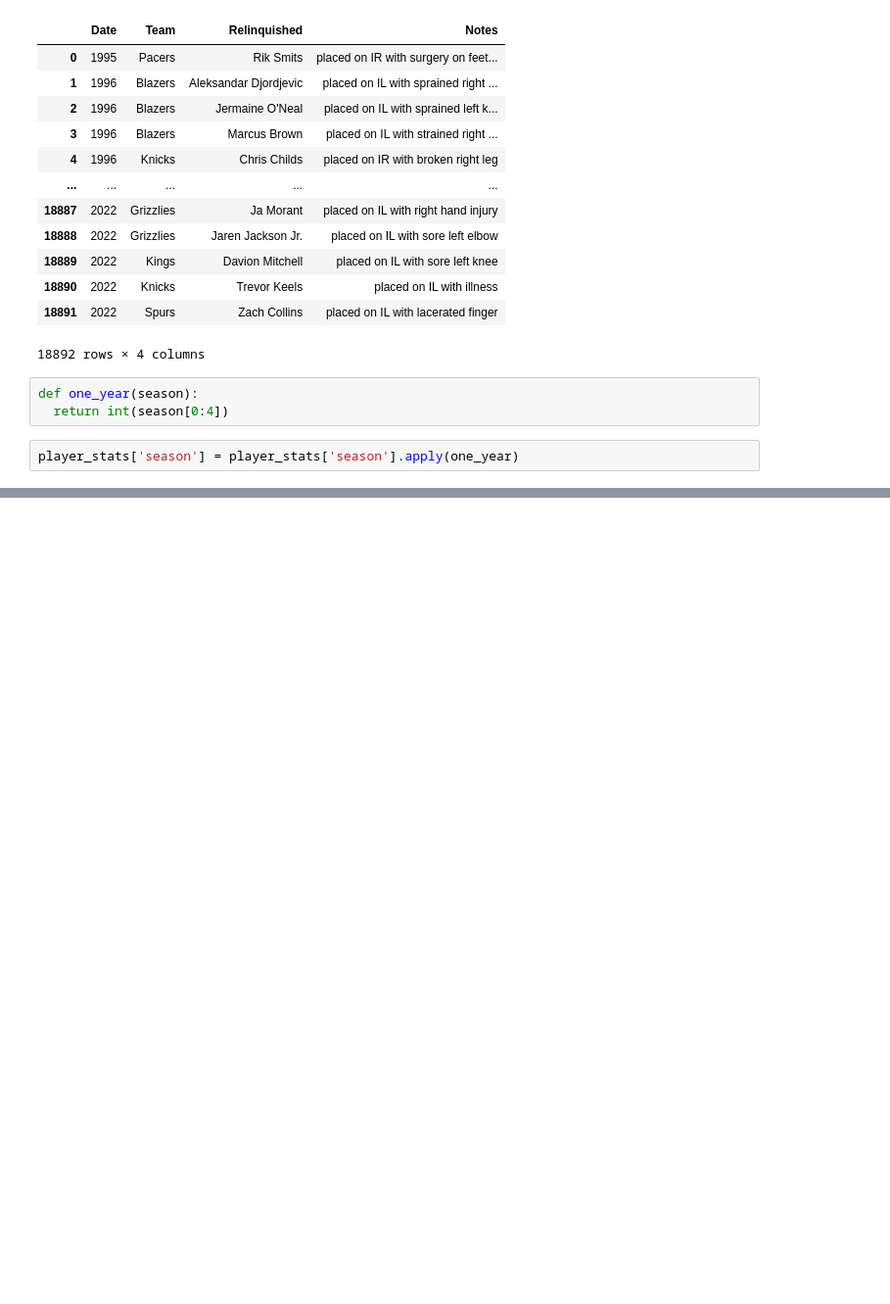
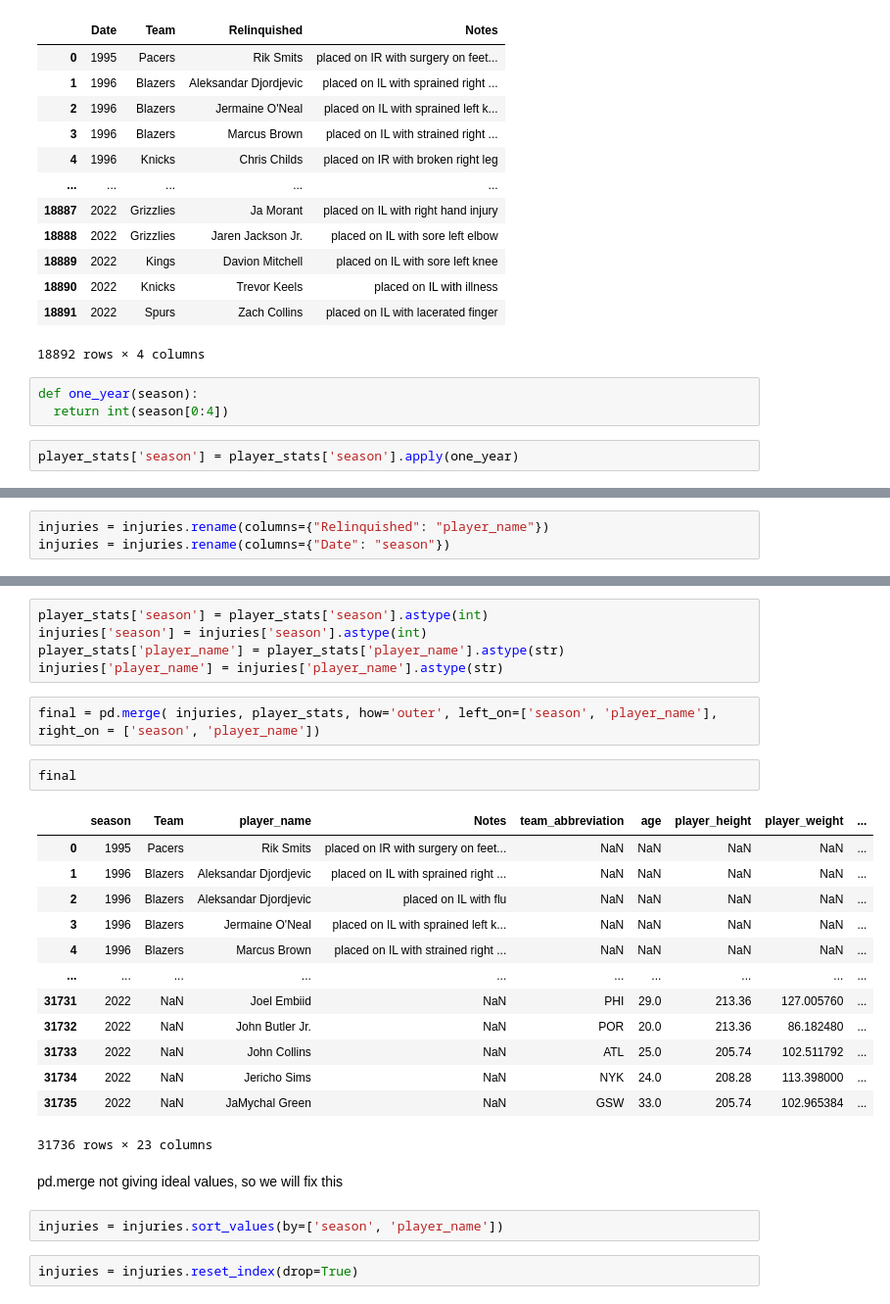
Before and after one commit to ab3131/NBAInjuryPredictor, a Jupyter notebook: NBAInjuryPredictor.ipynb, the cells around one changed output, grey strips where cells are left out. Shown at 98% size. Drawn from its saved outputs; the diff is of its cells as text; blank space fills up the shorter version.

```diff
--- a/NBAInjuryPredictor.ipynb
+++ b/NBAInjuryPredictor.ipynb
@@ -173,0 +175,3 @@ Name: season, Length: 12844, dtype: int64
+# %%
+injuries = injuries.rename(columns={"Relinquished": "player_name"})
+injuries = injuries.rename(columns={"Date": "season"})
@@ -173,0 +194,29 @@ Name: season, Length: 12844, dtype: int64
+# %%
+player_stats['season'] = player_stats['season'].astype(int)
+injuries['season'] = injuries['season'].astype(int)
+player_stats['player_name'] = player_stats['player_name'].astype(str)
+injuries['player_name'] = injuries['player_name'].astype(str)
+# %%
+final = pd.merge( injuries, player_stats, how='outer', left_on=['season', 'player_name'], right_on = ['season', 'player_name'])
+# %%
+final
+# %% [output]
+|  | season | Team | player_name | Notes | team_abbreviation | age | player_height | player_weight | ... |
+| 0 | 1995 | Pacers | Rik Smits | placed on IR with surgery on feet... | NaN | NaN | NaN | NaN | ... |
+| 1 | 1996 | Blazers | Aleksandar Djordjevic | placed on IL with sprained right ... | NaN | NaN | NaN | NaN | ... |
+| 2 | 1996 | Blazers | Aleksandar Djordjevic | placed on IL with flu | NaN | NaN | NaN | NaN | ... |
+| 3 | 1996 | Blazers | Jermaine O'Neal | placed on IL with sprained left k... | NaN | NaN | NaN | NaN | ... |
+| 4 | 1996 | Blazers | Marcus Brown | placed on IL with strained right ... | NaN | NaN | NaN | NaN | ... |
+| ... | ... | ... | ... | ... | ... | ... | ... | ... | ... |
+| 31731 | 2022 | NaN | Joel Embiid | NaN | PHI | 29.0 | 213.36 | 127.005760 | ... |
+| 31732 | 2022 | NaN | John Butler Jr. | NaN | POR | 20.0 | 213.36 | 86.182480 | ... |
+| 31733 | 2022 | NaN | John Collins | NaN | ATL | 25.0 | 205.74 | 102.511792 | ... |
+| 31734 | 2022 | NaN | Jericho Sims | NaN | NYK | 24.0 | 208.28 | 113.398000 | ... |
+| 31735 | 2022 | NaN | JaMychal Green | NaN | GSW | 33.0 | 205.74 | 102.965384 | ... |
+31736 rows × 23 columns
+# %% [markdown]
+pd.merge not giving ideal values, so we will fix this
+# %%
+injuries = injuries.sort_values(by=['season', 'player_name'])
+# %%
+injuries = injuries.reset_index(drop=True)
```
Also changed, not shown: parts of 7 cells of this notebook.
